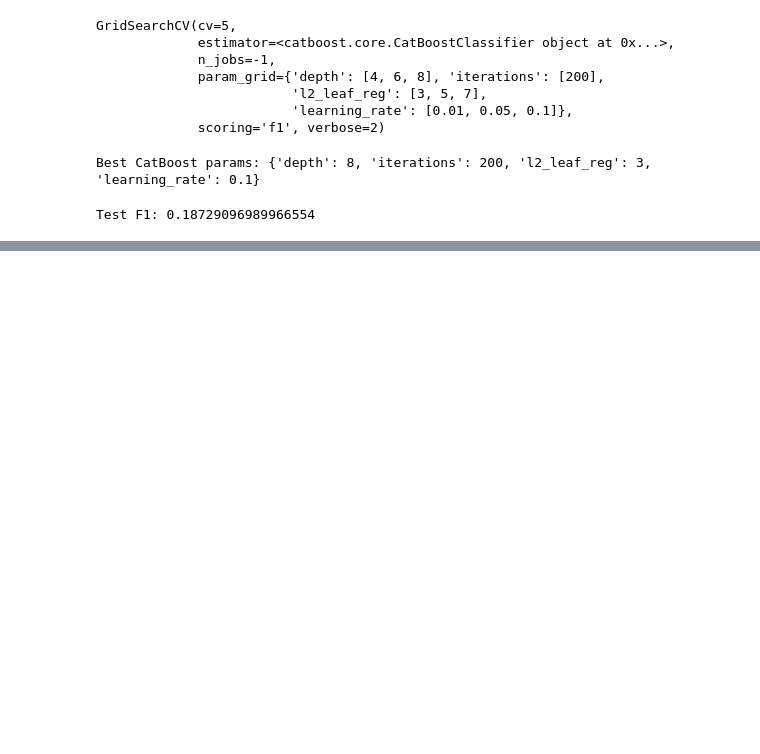
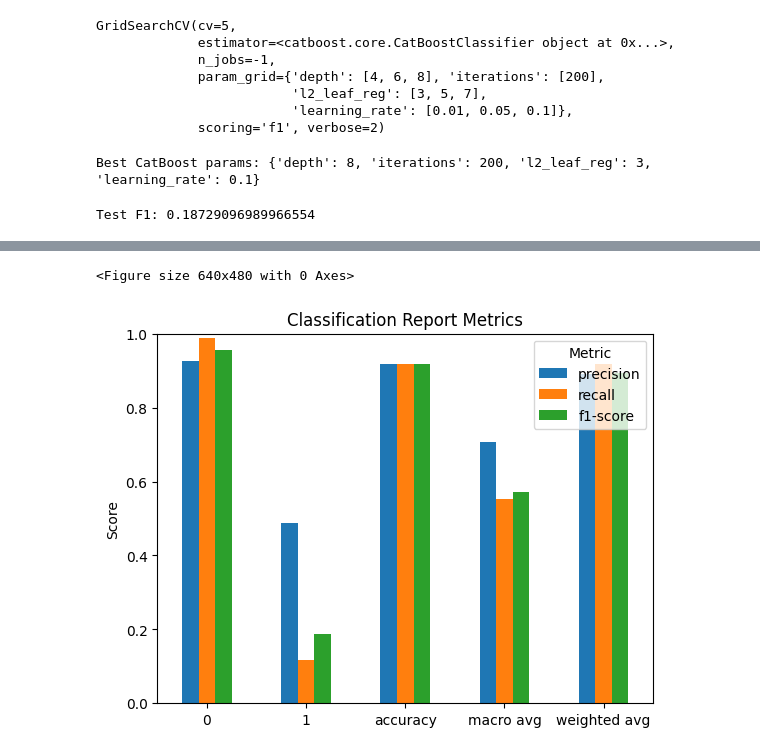
Before and after one commit to numansuri/Capstone-MADS, a Jupyter notebook: gemini_catboost_pipeline.ipynb, the cells around one changed output, grey strips where cells are left out. Cells and saved outputs as stored; diff of their text form; code cells hidden in the pictures; blank space fills up the shorter version.

```diff
--- a/gemini_catboost_pipeline.ipynb
+++ b/gemini_catboost_pipeline.ipynb
@@ -172,0 +201,26 @@ Test F1: 0.18729096989966554
+# %%
+from sklearn.metrics import classification_report
+
+y_pred = best_cb.predict(X_test)
+
+# Generating classification report as a dict
+report = classification_report(y_test, y_pred, output_dict=True)
+
+# Convering to DataFrame and transposing so metrics are columns
+df_report = pd.DataFrame(report).T
+
+# 4) Select the key score columns
+df_metrics = df_report[['precision', 'recall', 'f1-score']]
+
+# 5) Plot grouped bar chart
+plt.figure()
+df_metrics.plot(kind='bar')
+plt.title('Classification Report Metrics')
+plt.ylabel('Score')
+plt.ylim(0, 1)
+plt.xticks(rotation=0)
+plt.legend(title='Metric')
+plt.show()
+# %% [output]
+<Figure size 640x480 with 0 Axes>
+[figure, added]
```
Also changed, not shown: parts of 3 cells of this notebook, 1 other file.
